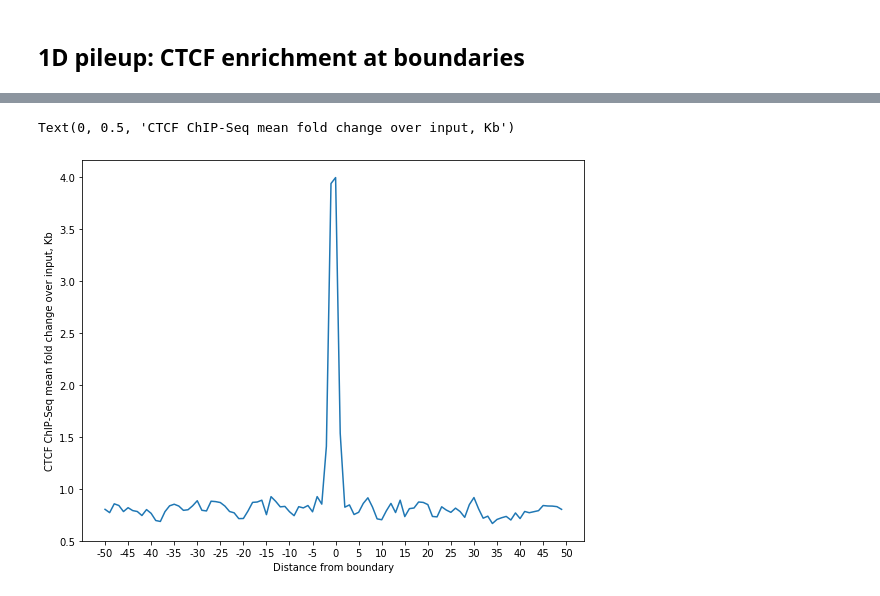
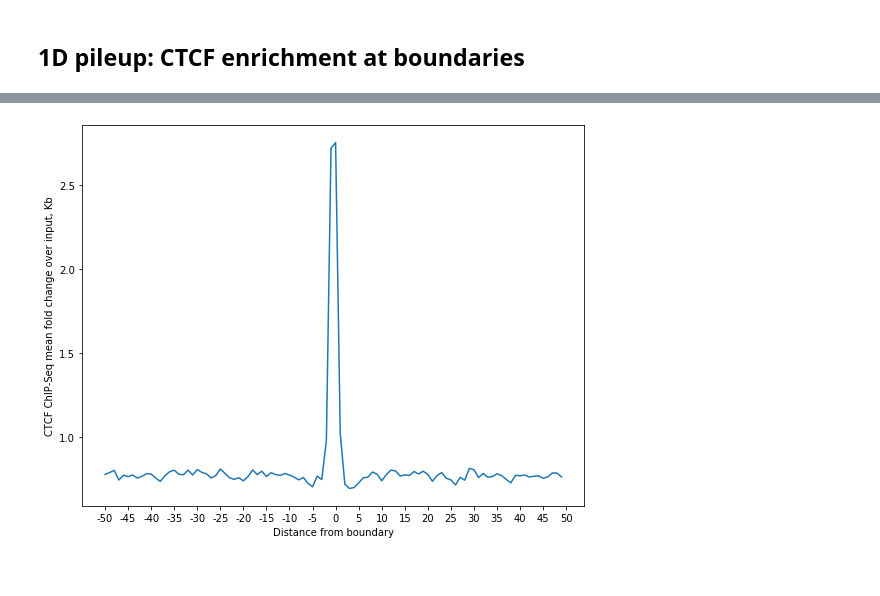
Before and after one commit to open2c/open2c_examples, a Jupyter notebook: Insulation_and_boundaries.ipynb, the cells around one changed output, grey strips where cells are left out. Saved outputs shown, nothing was run; the diff lists cells and outputs as text; code cells hidden in the pictures.

```diff
--- a/Insulation_and_boundaries.ipynb
+++ b/Insulation_and_boundaries.ipynb
@@ -172,14 +175,13 @@ histkwargs = dict(
     lw=2,
 )
 
-f, axs = plt.subplots(4,1, sharex=True, figsize=(4,6))
-
+f, axs = plt.subplots(len(windows),1, sharex=True, figsize=(4,6))
 for i, (w, ax) in enumerate(zip(windows, axs)):
     ax.hist(
-        boundaries[f'boundary_strength_{w}'],
+        insulation[f'boundary_strength_{w}'],
         **histkwargs
     )
-    plt.text(0.02, 0.9,
+    ax.text(0.02, 0.9,
              f'Window {w//1000}kb',
              ha='left',
              va='top',
@@ -289 +342,4 @@ top_boundaries = insulation.dropna().sort_values('boundary_strength_5000', ascen
+# %%
+# Select the strict thresholded boundaries from 5000 bp window
+top_boundaries = insulation[insulation['boundary_strength_5000']>=thresholds_otsu[5000]]
 # %%
@@ -296,11 +352,11 @@ stackup = bbi.stackup('./test_CTCF.bigWig',
                       top_boundaries.start+500+flank,
                       bins=nbins)
 # %%
-plt.figure(figsize=[9,7])
-plt.plot( np.nanmean(stackup, axis=0) )
-plt.xticks(np.arange(0, nbins+1, 5), (np.arange(0, nbins+1, 5)-nbins//2))
-plt.xlabel('Distance from boundary')
-plt.ylabel('CTCF ChIP-Seq mean fold change over input, Kb')
+f, ax = plt.subplots(figsize=[9,7])
+ax.plot(np.nanmean(stackup, axis=0) )
+ax.set(xticks=np.arange(0, nbins+1, 5),
+       xticklabels=(np.arange(0, nbins+1, 5)-nbins//2),
+       xlabel='Distance from boundary',
+       ylabel='CTCF ChIP-Seq mean fold change over input, Kb');
 # %% [output]
-Text(0, 0.5, 'CTCF ChIP-Seq mean fold change over input, Kb')
-[figure, old version]
+[figure, new version]
```
Also changed, not shown: parts of 19 cells of this notebook.
